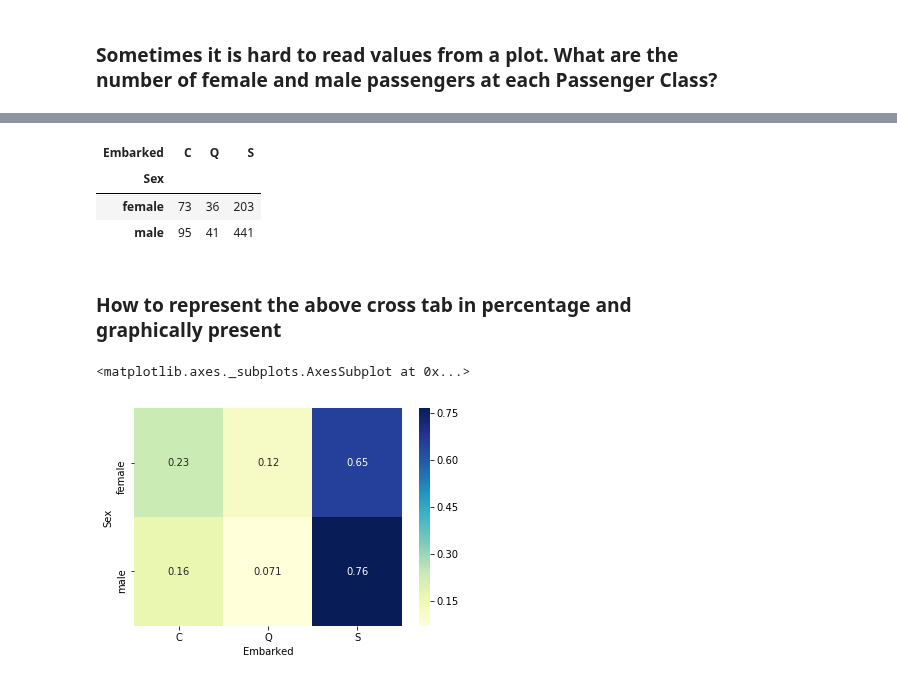
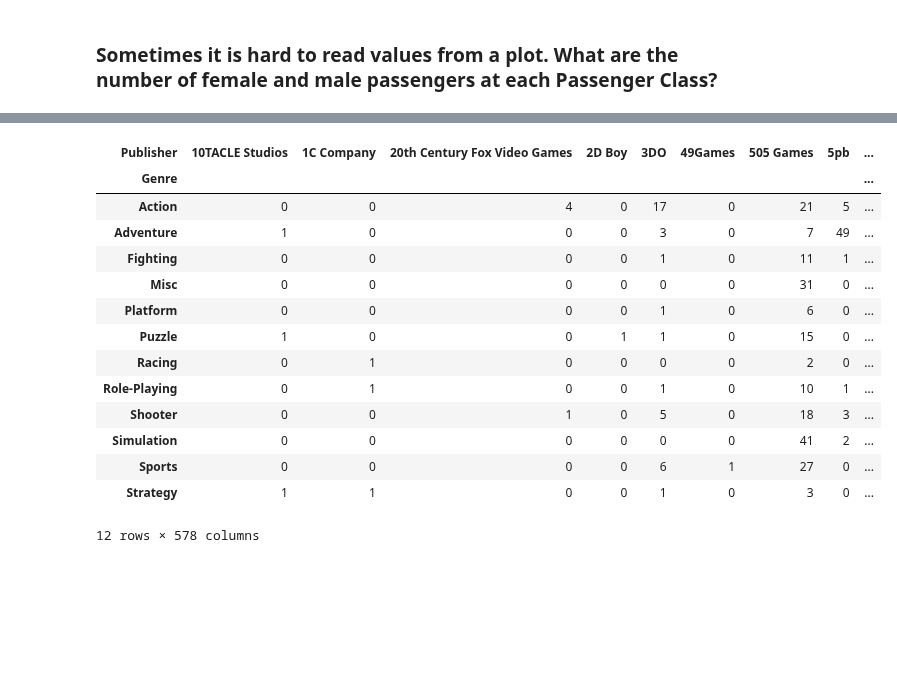
Before and after one commit to Make-School-Courses/DS-1.1-Data-Analysis, a Jupyter notebook: Notebooks/Pandas_Titanic.ipynb, the cells around one changed output, grey strips where cells are left out. Drawn from its saved outputs; the diff is of its cells as text; code cells hidden in the pictures; blank space fills up the shorter version.

```diff
--- a/Notebooks/Pandas_Titanic.ipynb
+++ b/Notebooks/Pandas_Titanic.ipynb
@@ -15,7 +15,7 @@ You can download the CSV from [the repo](https://github.com/Make-School-Courses/
 import numpy as np
 import pandas as pd
 
-df = pd.read_csv('titanic.csv')
+df = pd.read_csv('Datasets/vgsales.csv')
 # %% [markdown]
 ### Lets look at the first 5 rows of the dataframe
 # %%
@@ -73,3 +90,0 @@ df['Age'].isna().sum()
-# %%
-# create a new column as gender, when Sex is female it is zero when sex is male it is one
-df['Gender'] = df['Sex'].map( {'female': 0, 'male': 1} ).astype(int)
@@ -76,3 +93,7 @@ df['Gender'] = df['Sex'].map( {'female': 0, 'male': 1} ).astype(int)
+# %%
+# create a new column as NA_Sales_Percent
+# we can directly apply mathematical operations to column info
+df['NA_Sales_Percent '] = df['NA_Sales'] / df['Global_Sales']
 # %%
 df.head()
 # %% [output]
@@ -379,14 +419,18 @@ pd.crosstab(df['Sex'], df['Survived'])
 # %%
-pd.crosstab(df['Sex'], df['Embarked'])
+pd.crosstab(df['Genre'], df['Publisher'])
 # %% [output]
-| Embarked | C | Q | S |
-| Sex |  |  |  |
-| female | 73 | 36 | 203 |
-| male | 95 | 41 | 441 |
+| Publisher | 10TACLE Studios | 1C Company | 20th Century Fox Video Games | 2D Boy | 3DO | 49Games | 505 Games | 5pb | ... |
+| Genre |  |  |  |  |  |  |  |  | ... |
+| Action | 0 | 0 | 4 | 0 | 17 | 0 | 21 | 5 | ... |
+| Adventure | 1 | 0 | 0 | 0 | 3 | 0 | 7 | 49 | ... |
+| Fighting | 0 | 0 | 0 | 0 | 1 | 0 | 11 | 1 | ... |
+| Misc | 0 | 0 | 0 | 0 | 0 | 0 | 31 | 0 | ... |
+| Platform | 0 | 0 | 0 | 0 | 1 | 0 | 6 | 0 | ... |
+| Puzzle | 1 | 0 | 0 | 1 | 1 | 0 | 15 | 0 | ... |
+| Racing | 0 | 1 | 0 | 0 | 0 | 0 | 2 | 0 | ... |
+| Role-Playing | 0 | 1 | 0 | 0 | 1 | 0 | 10 | 1 | ... |
+| Shooter | 0 | 0 | 1 | 0 | 5 | 0 | 18 | 3 | ... |
+| Simulation | 0 | 0 | 0 | 0 | 0 | 0 | 41 | 2 | ... |
+| Sports | 0 | 0 | 0 | 0 | 6 | 1 | 27 | 0 | ... |
+| Strategy | 1 | 1 | 0 | 0 | 1 | 0 | 3 | 0 | ... |
+12 rows × 578 columns
-# %% [markdown]
-### How to represent the above cross tab in percentage and graphically present
-# %%
-sns.heatmap(pd.crosstab(df['Sex'], df['Embarked'], normalize='index'), cmap="YlGnBu", annot=True)
-# %% [output]
-<matplotlib.axes._subplots.AxesSubplot at 0x...>
-[figure, removed]
```
Also changed, not shown: parts of 105 cells of this notebook, 3 other files.
